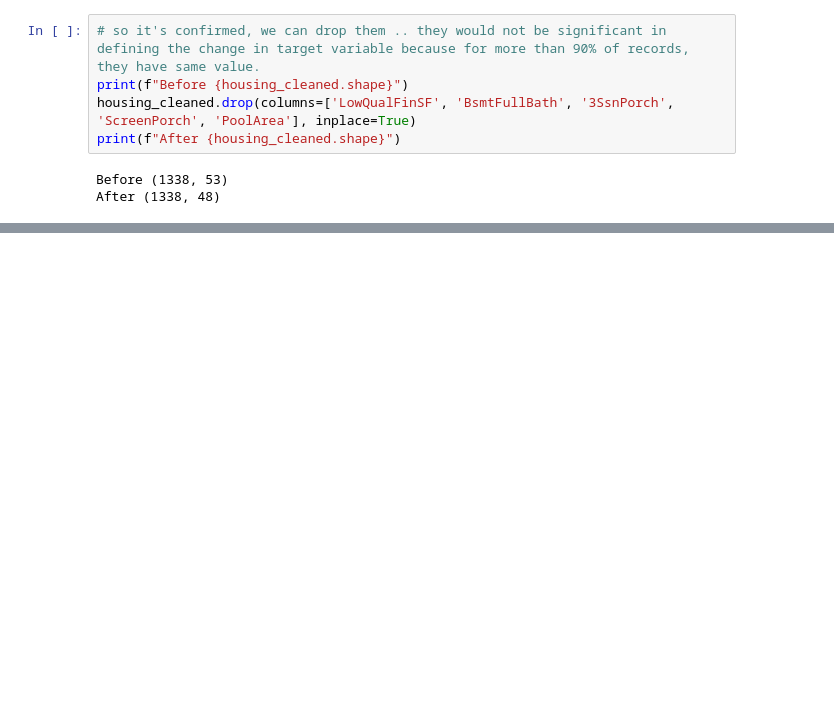
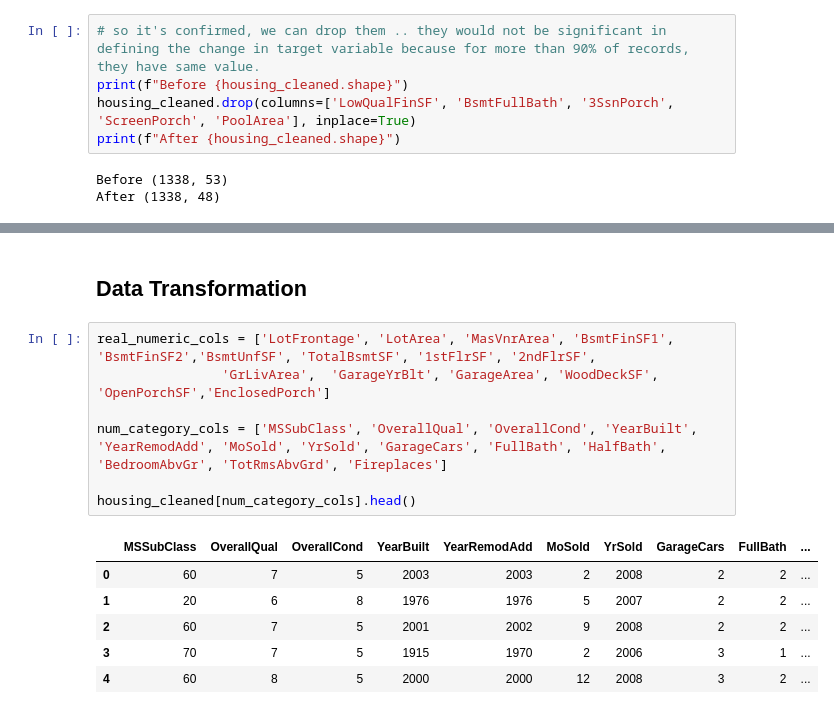
Before and after one commit to porechajp/advanced_regression, a Jupyter notebook: housing_price_advreg.ipynb, the cells around one changed output, grey strips where cells are left out. Drawn from its saved outputs; the diff is of its cells as text; blank space fills up the shorter version.

Commit message:
feat: Data Exploration done, data transformation is started.

```diff
--- a/housing_price_advreg.ipynb
+++ b/housing_price_advreg.ipynb
@@ -504,0 +558,16 @@ After (1338, 48)
+# %% [markdown]
+## Data Transformation
+# %%
+real_numeric_cols = ['LotFrontage', 'LotArea', 'MasVnrArea', 'BsmtFinSF1', 'BsmtFinSF2','BsmtUnfSF', 'TotalBsmtSF', '1stFlrSF', '2ndFlrSF',
+                'GrLivArea',  'GarageYrBlt', 'GarageArea', 'WoodDeckSF', 'OpenPorchSF','EnclosedPorch']
+
+num_category_cols = ['MSSubClass', 'OverallQual', 'OverallCond', 'YearBuilt', 'YearRemodAdd', 'MoSold', 'YrSold', 'GarageCars', 'FullBath', 'HalfBath', 'BedroomAbvGr', 'TotRmsAbvGrd', 'Fireplaces']
+
+housing_cleaned[num_category_cols].head()
+# %% [output]
+|  | MSSubClass | OverallQual | OverallCond | YearBuilt | YearRemodAdd | MoSold | YrSold | GarageCars | FullBath | ... |
+| 0 | 60 | 7 | 5 | 2003 | 2003 | 2 | 2008 | 2 | 2 | ... |
+| 1 | 20 | 6 | 8 | 1976 | 1976 | 5 | 2007 | 2 | 2 | ... |
+| 2 | 60 | 7 | 5 | 2001 | 2002 | 9 | 2008 | 2 | 2 | ... |
+| 3 | 70 | 7 | 5 | 1915 | 1970 | 2 | 2006 | 3 | 1 | ... |
+| 4 | 60 | 8 | 5 | 2000 | 2000 | 12 | 2008 | 3 | 2 | ... |
```
Also changed, not shown: parts of 3 cells of this notebook.
